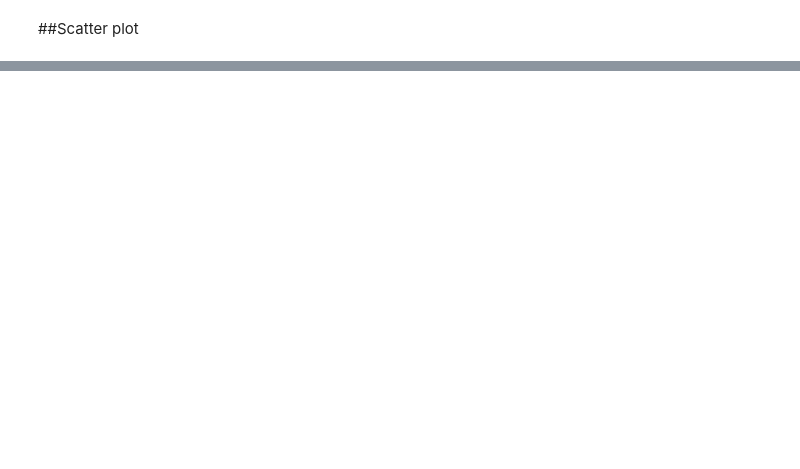
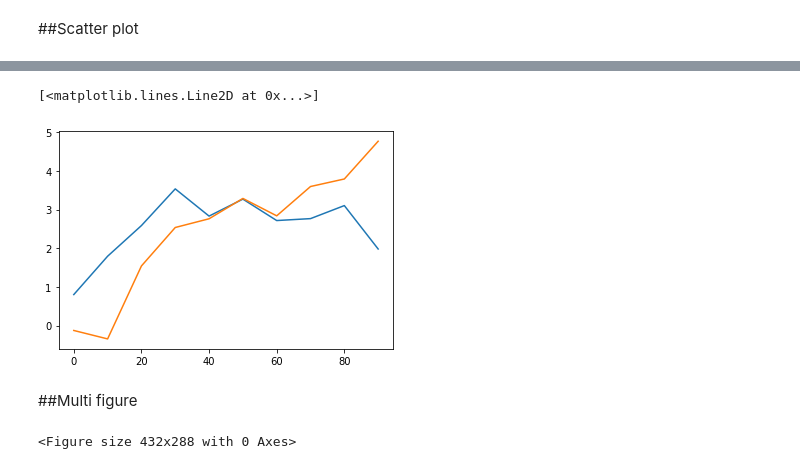
Before and after one commit to cchio74/forgemaster, a Jupyter notebook: lab04_LHC_plot.ipynb, the cells around one changed output, grey strips where cells are left out. Drawn from its saved outputs; the diff is of its cells as text; code cells hidden in the pictures; blank space fills up the shorter version.

```diff
--- a/lab04_LHC_plot.ipynb
+++ b/lab04_LHC_plot.ipynb
@@ -326,0 +323,12 @@ plt.scatter(x=df['A'],y=df['B'],s=df['C']*-100,c=df['D'])
+# %%
+plt.plot(df.index,df['A'])
+plt.plot(df.index,df['B'])
+# %% [output]
+[<matplotlib.lines.Line2D at 0x...>]
+[figure, added]
+# %% [markdown]
+##Multi figure
+# %%
+fig=plt.figure()    #도화지를 만들고 그 안에 여러 그래프를 동시에 그림
+# %% [output]
+<Figure size 432x288 with 0 Axes>
```
Also changed, not shown: parts of 61 cells of this notebook.
